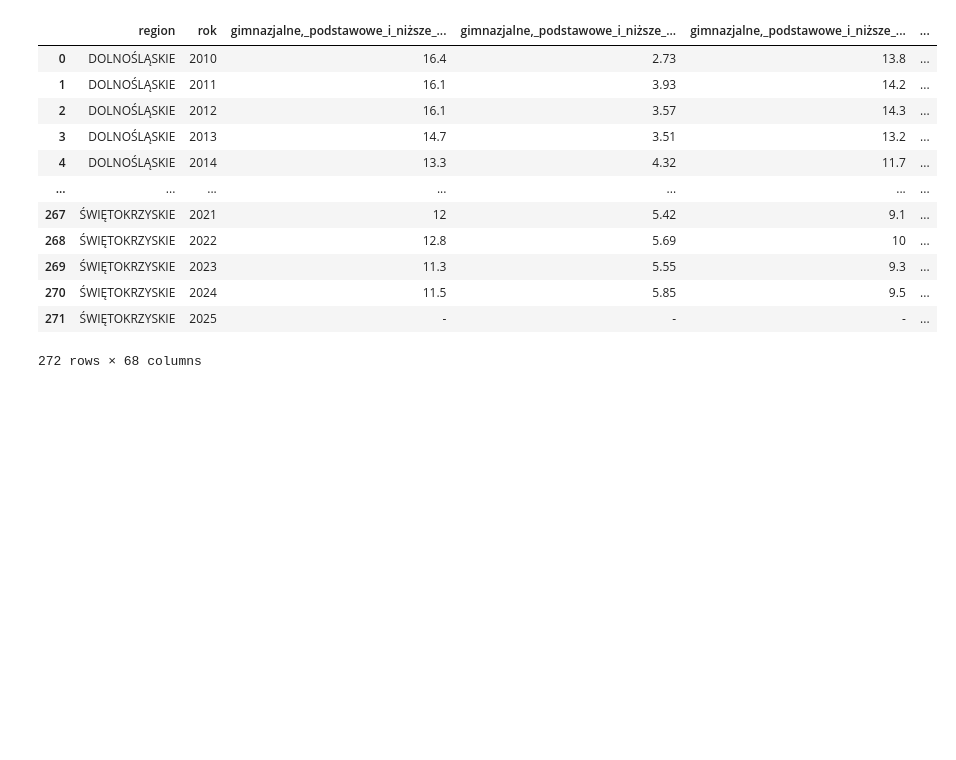
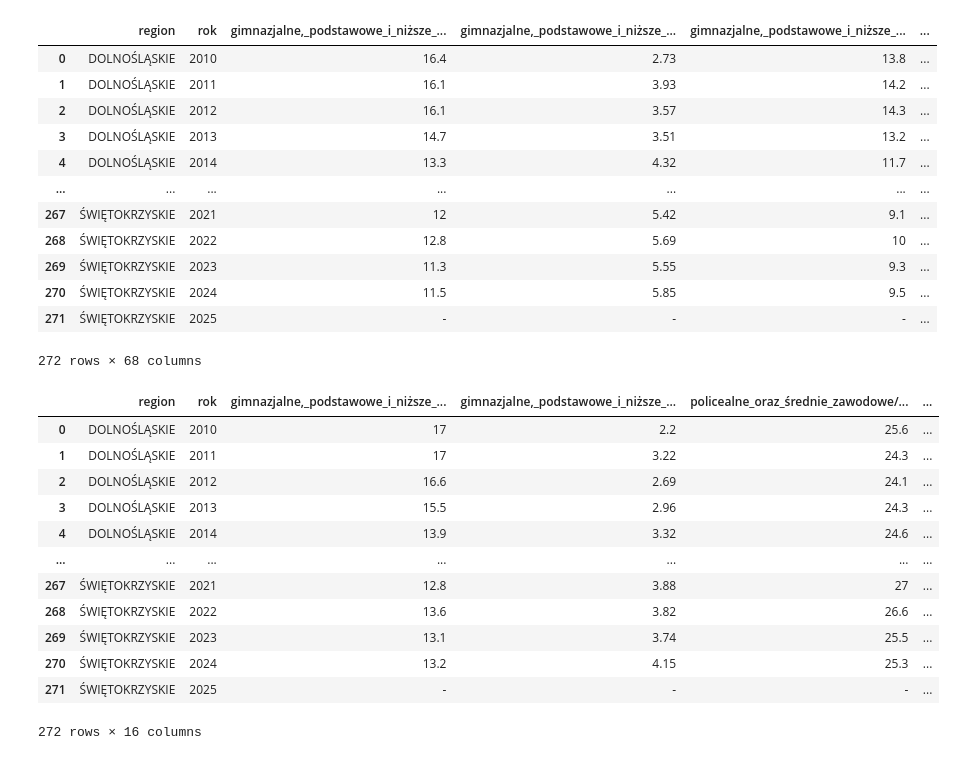
Before and after one commit to kabix09/panelek, a Jupyter notebook: 01_read_data_odsetek_produkcyjny.ipynb, the cells around one changed output. Cells and saved outputs as stored; diff of their text form; code cells hidden in the pictures; blank space fills up the shorter version.

```diff
--- a/01_read_data_odsetek_produkcyjny.ipynb
+++ b/01_read_data_odsetek_produkcyjny.ipynb
@@ -159 +161,17 @@ display(df_output)
+# %%
+display(df_filtered)
+# %% [output]
+|  | region | rok | gimnazjalne,_podstawowe_i_niższe_... | gimnazjalne,_podstawowe_i_niższe_... | policealne_oraz_średnie_zawodowe/... | ... |
+| 0 | DOLNOŚLĄSKIE | 2010 | 17 | 2.2 | 25.6 | ... |
+| 1 | DOLNOŚLĄSKIE | 2011 | 17 | 3.22 | 24.3 | ... |
+| 2 | DOLNOŚLĄSKIE | 2012 | 16.6 | 2.69 | 24.1 | ... |
+| 3 | DOLNOŚLĄSKIE | 2013 | 15.5 | 2.96 | 24.3 | ... |
+| 4 | DOLNOŚLĄSKIE | 2014 | 13.9 | 3.32 | 24.6 | ... |
+| ... | ... | ... | ... | ... | ... | ... |
+| 267 | ŚWIĘTOKRZYSKIE | 2021 | 12.8 | 3.88 | 27 | ... |
+| 268 | ŚWIĘTOKRZYSKIE | 2022 | 13.6 | 3.82 | 26.6 | ... |
+| 269 | ŚWIĘTOKRZYSKIE | 2023 | 13.1 | 3.74 | 25.5 | ... |
+| 270 | ŚWIĘTOKRZYSKIE | 2024 | 13.2 | 4.15 | 25.3 | ... |
+| 271 | ŚWIĘTOKRZYSKIE | 2025 | - | - | - | ... |
+272 rows × 16 columns
 # %%
```
Also changed, not shown: parts of 4 cells of this notebook, 3 other files.
